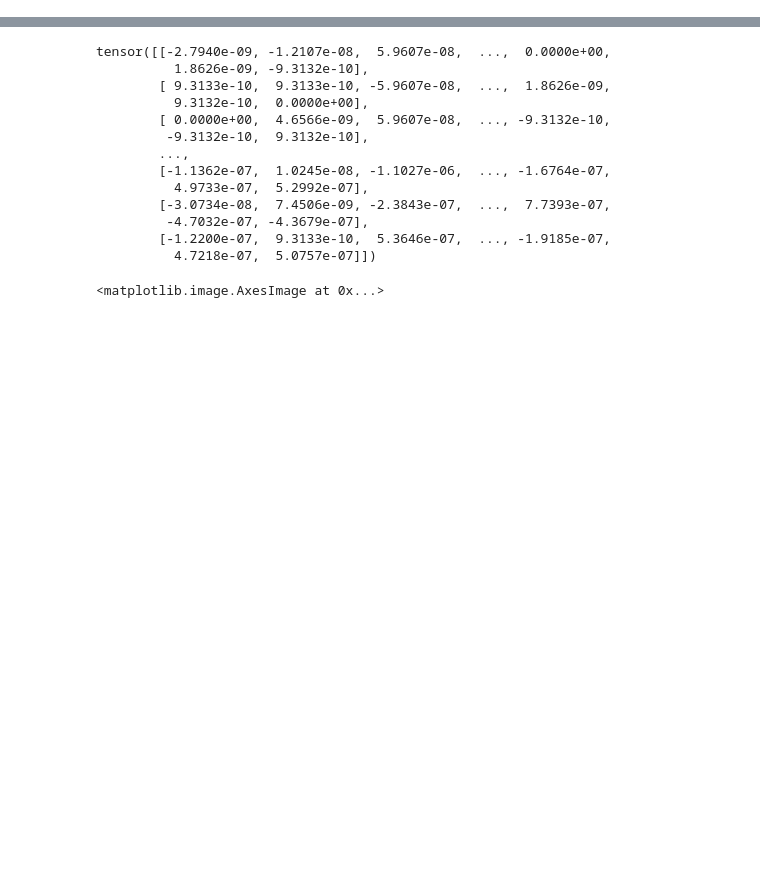
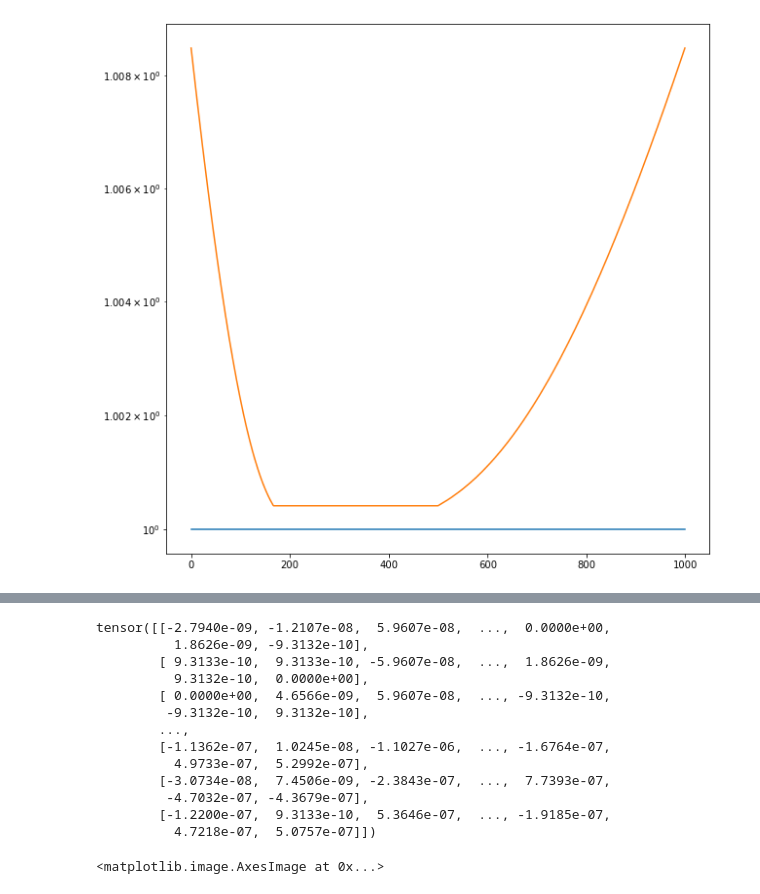
Before and after one commit to Vinther901/Quantum-Optimal-Control, a Jupyter notebook: 1DToyExample/RunExperiments.ipynb, the cells around one changed output, grey strips where cells are left out. Cells and saved outputs as stored; diff of their text form; code cells hidden in the pictures; blank space fills up the shorter version.

```diff
--- a/1DToyExample/RunExperiments.ipynb
+++ b/1DToyExample/RunExperiments.ipynb
@@ -66,0 +78,8 @@ torch.Size([500])
+# %%
+plt.figure(figsize=(10,10))
+i = 19
+# plt.plot(np.log(100-obj.E0s/obj.E0s[:,[0]])[:,[i,i+1]]);
+plt.plot(obj.E0s[:,[i,i+1]]/obj.E0s[:,[i]]);
+plt.yscale('log')
+# %% [output]
+[figure, added]
```
Also changed, not shown: parts of 6 cells of this notebook, 4 other files.
